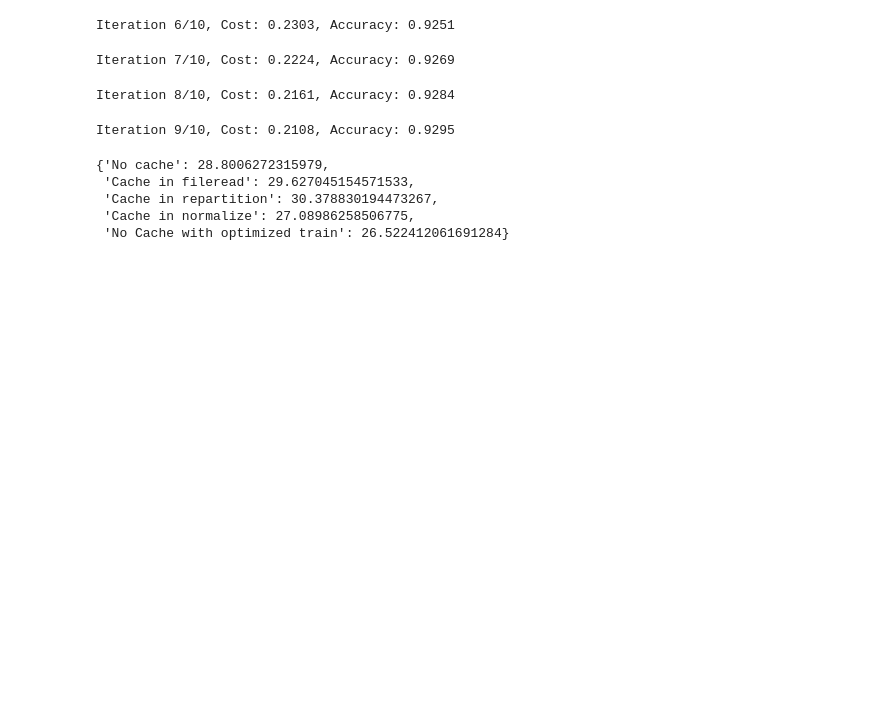
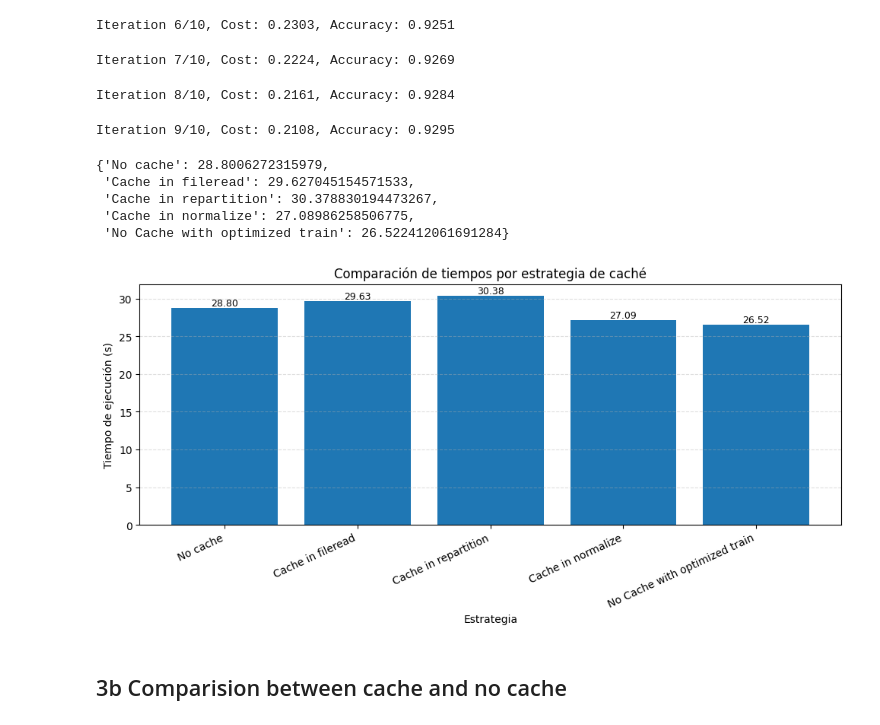
Before and after one commit to yabol02/botnet_spark, a Jupyter notebook: exercise_3.ipynb, the cells around one changed output. Cells and saved outputs as stored; diff of their text form; code cells hidden in the pictures; blank space fills up the shorter version.

```diff
--- a/exercise_3.ipynb
+++ b/exercise_3.ipynb
@@ -195,7 +195,7 @@ Probaremos con el número de workers y particiones: [1, 2, 3, 4, 5, 6, 7, 8, 9,
 import time
 # %%
 filename = "./data/botnet_tot_syn_l.csv"
-results = []
+results_2 = []
 for num_pw in num_parts_workers:
     dict_results = {"num_workers_partitions": num_pw}
     print(f"Experiment with {num_pw} partitions/workers")
@@ -211,7 +211,7 @@ for num_pw in num_parts_workers:
     end_time = time.time()
     dict_results["execution_time"] = end_time - start_time
     print(f"Execution time for {num_pw} workers/partitions: {dict_results['execution_time']} seconds")
-    results.append(dict_results)
+    results_2.append(dict_results)
     spark.stop()
 # %% [output]
 Experiment with 1 partitions/workers
@@ -464,3 +467,27 @@ results_cache
  'Cache in repartition': 30.378830194473267,
  'Cache in normalize': 27.08986258506775,
  'No Cache with optimized train': 26.522412061691284}
+# %%
+labels = list(results_cache.keys())
+values = list(results_cache.values())
+
+plt.figure(figsize=(10, 5))
+bars = plt.bar(labels, values)
+
+plt.title("Comparación de tiempos por estrategia de caché")
+plt.xlabel("Estrategia")
+plt.ylabel("Tiempo de ejecución (s)")
+plt.xticks(rotation=25, ha="right")
+plt.grid(axis="y", linestyle="--", alpha=0.4)
+
+# Mostrar valor encima de cada barra
+for bar, v in zip(bars, values):
+    plt.text(bar.get_x() + bar.get_width()/2, bar.get_height(), f"{v:.2f}",
+             ha="center", va="bottom", fontsize=9)
+
+plt.tight_layout()
+plt.show()
+# %% [output]
+[figure, added]
+# %% [markdown]
+## 3b Comparision between cache and no cache
```
Also changed, not shown: parts of 14 cells of this notebook.
